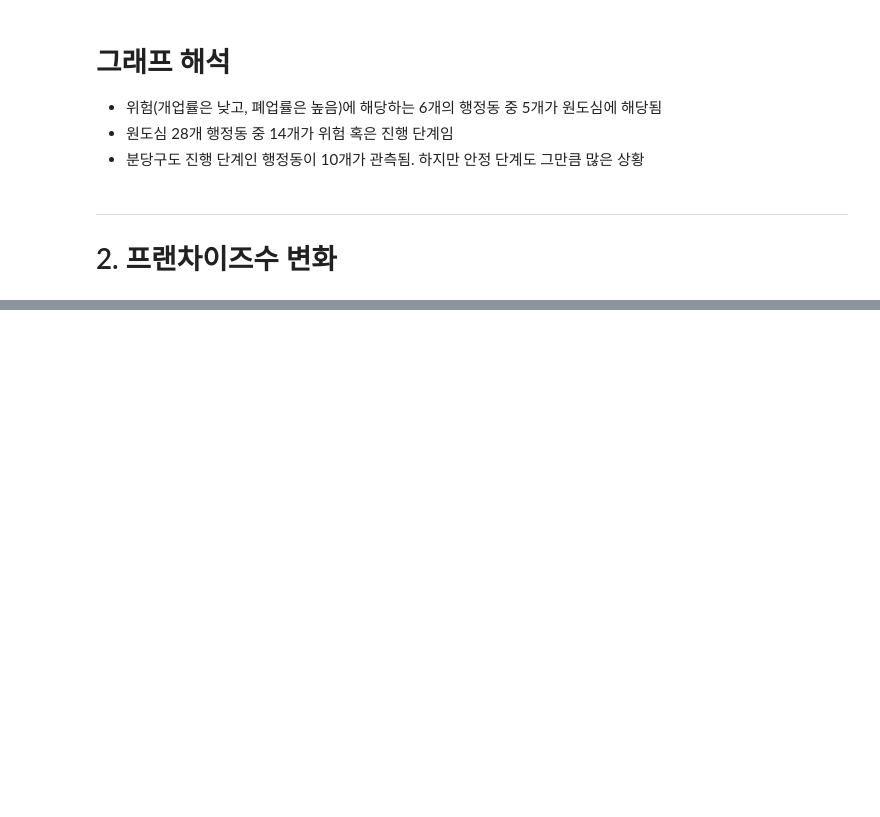
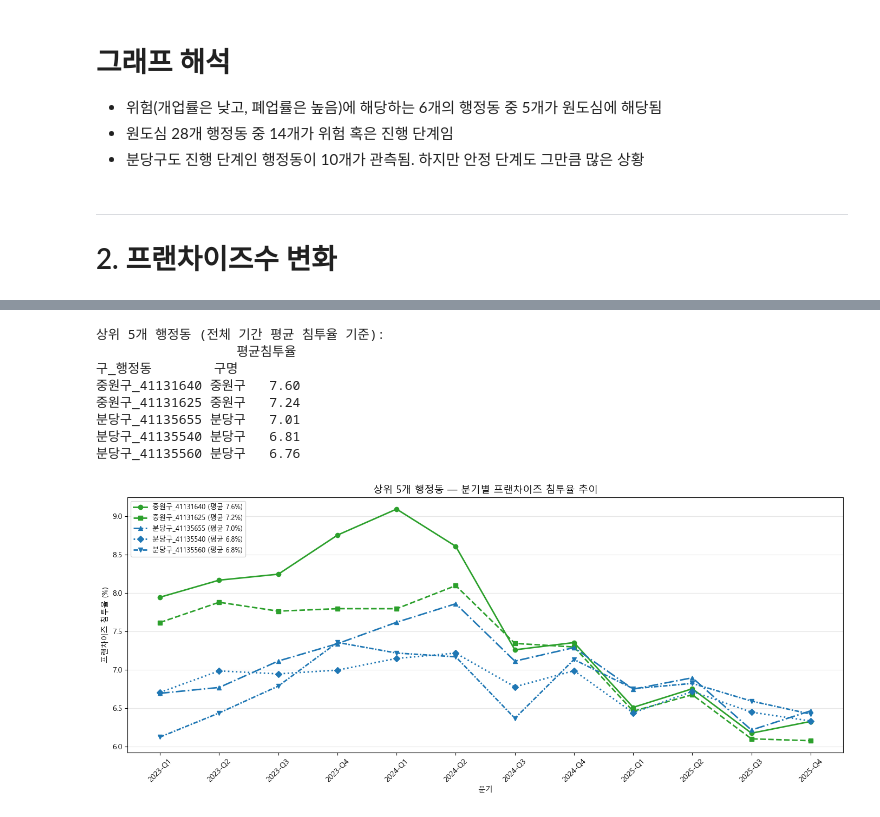
Before and after one commit to bulsajo1/final_project, a Jupyter notebook: Geunsu/EDA_가맹점.ipynb, the cells around one changed output, grey strips where cells are left out. Drawn from its saved outputs; the diff is of its cells as text; code cells hidden in the pictures; blank space fills up the shorter version.

```diff
--- a/Geunsu/EDA_가맹점.ipynb
+++ b/Geunsu/EDA_가맹점.ipynb
@@ -568,0 +462,45 @@ plt.show()
+# %%
+# ── 상위 5개 행정동 분기별 침투율 라인 차트 ─────────────────────────
+
+top5 = pivot_q.nlargest(5, "평균침투율").index.get_level_values("구_행정동").tolist()
+top5_data = q_agg[q_agg["구_행정동"].isin(top5)].copy()
+
+print("상위 5개 행정동 (전체 기간 평균 침투율 기준):")
+print(pivot_q.loc[pivot_q.index.get_level_values("구_행정동").isin(top5), ["평균침투율"]].to_string())
+print()
+
+gu_colors_fran = {"분당구": "#1f77b4", "수정구": "#ff7f0e", "중원구": "#2ca02c"}
+markers = ["o", "s", "^", "D", "v"]
+
+fig, ax = plt.subplots(figsize=(14, 6))
+
+for i, dong in enumerate(top5):
+    grp = top5_data[top5_data["구_행정동"] == dong].sort_values("분기")
+    gu = grp["구명"].iloc[0]
+    avg = pivot_q.loc[pivot_q.index.get_level_values("구_행정동") == dong, "평균침투율"].values[0]
+    label = f"{dong} (평균 {avg:.1f}%)"
+    ax.plot(
+        grp["분기"].astype(str), grp["침투율"],
+        marker=markers[i], linewidth=2, markersize=6,
+        color=gu_colors_fran[gu], label=label,
+        linestyle=["-","--","-.",":",(0,(3,1,1,1))][i]
+    )
+
+ax.set_title("상위 5개 행정동 — 분기별 프랜차이즈 침투율 추이", fontsize=13)
+ax.set_xlabel("분기")
+ax.set_ylabel("프랜차이즈 침투율 (%)")
+ax.tick_params(axis="x", rotation=45)
+ax.legend(fontsize=9, loc="upper left")
+ax.grid(axis="y", alpha=0.3)
+plt.tight_layout()
+plt.show()
+# %% [output]
+상위 5개 행정동 (전체 기간 평균 침투율 기준):
+                  평균침투율
+구_행정동        구명
+중원구_41131640 중원구   7.60
+중원구_41131625 중원구   7.24
+분당구_41135655 분당구   7.01
+분당구_41135540 분당구   6.81
+분당구_41135560 분당구   6.76
+[figure, added]
```
Also changed, not shown: parts of 20 cells of this notebook.
